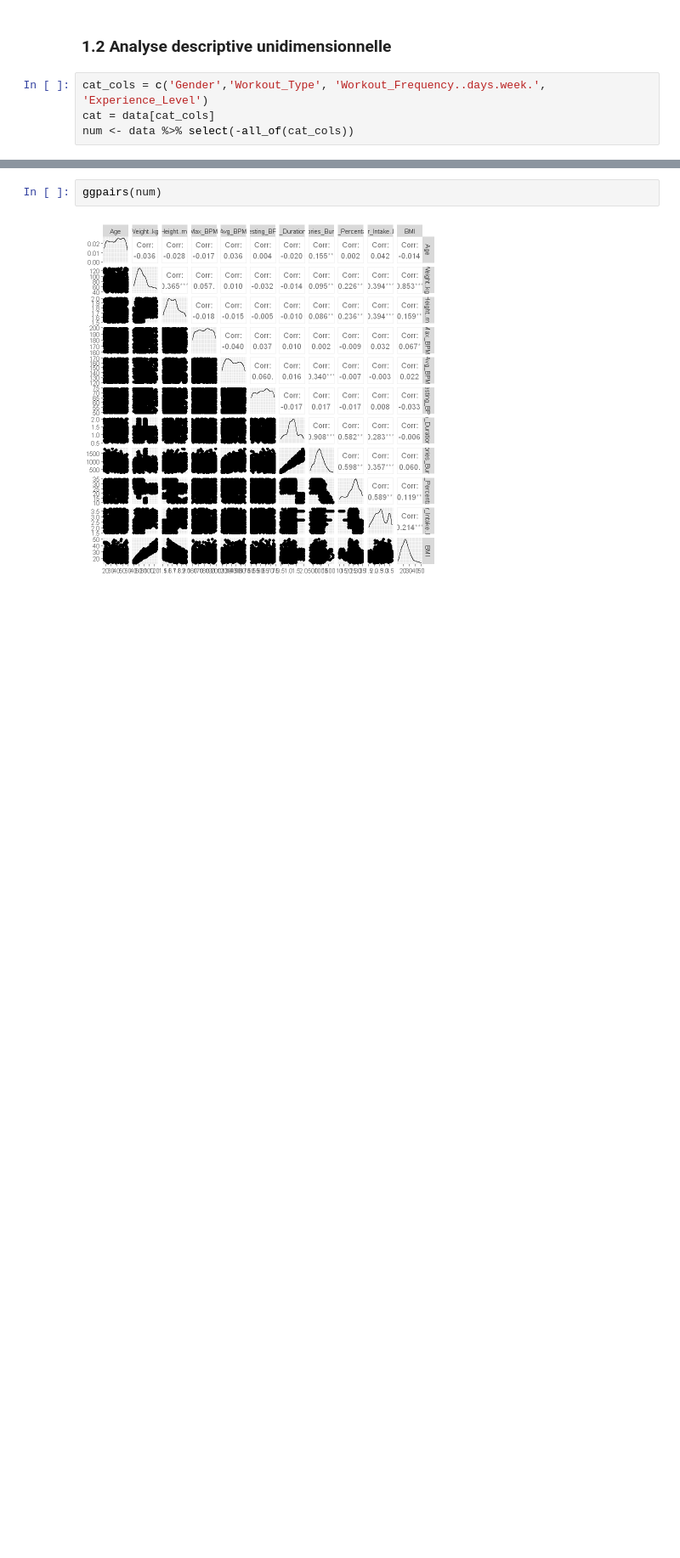
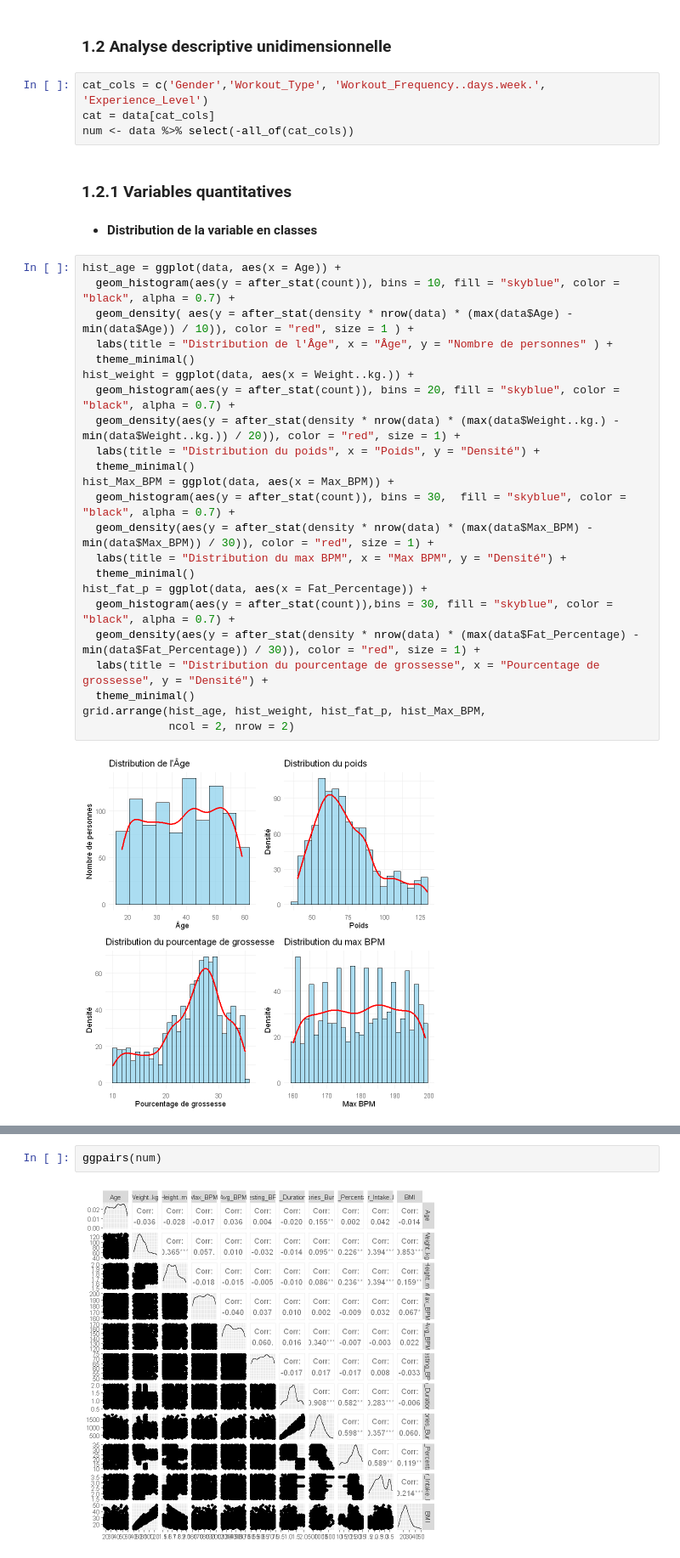
Before and after one commit to Anhquannnnnn/Machine-Learning, a Jupyter notebook: R.ipynb, the cells around one changed output, grey strips where cells are left out. Shown: that part at 85% size. Saved outputs shown, nothing was run; the diff lists cells and outputs as text; blank space fills up the shorter version.

```diff
--- a/R.ipynb
+++ b/R.ipynb
@@ -128,3 +128,32 @@ summary(data)
 cat_cols = c('Gender','Workout_Type', 'Workout_Frequency..days.week.', 'Experience_Level')
 cat = data[cat_cols]
 num <- data %>% select(-all_of(cat_cols))
+# %% [markdown]
+### 1.2.1 Variables quantitatives
+# %% [markdown]
+- **Distribution de la variable en classes**
+# %%
+hist_age = ggplot(data, aes(x = Age)) +
+  geom_histogram(aes(y = after_stat(count)), bins = 10, fill = "skyblue", color = "black", alpha = 0.7) +
+  geom_density( aes(y = after_stat(density * nrow(data) * (max(data$Age) - min(data$Age)) / 10)), color = "red", size = 1 ) +
+  labs(title = "Distribution de l'Âge", x = "Âge", y = "Nombre de personnes" ) +
+  theme_minimal()
+hist_weight = ggplot(data, aes(x = Weight..kg.)) +
+  geom_histogram(aes(y = after_stat(count)), bins = 20, fill = "skyblue", color = "black", alpha = 0.7) +
+  geom_density(aes(y = after_stat(density * nrow(data) * (max(data$Weight..kg.) - min(data$Weight..kg.)) / 20)), color = "red", size = 1) +
+  labs(title = "Distribution du poids", x = "Poids", y = "Densité") +
+  theme_minimal()
+hist_Max_BPM = ggplot(data, aes(x = Max_BPM)) +
+  geom_histogram(aes(y = after_stat(count)), bins = 30,  fill = "skyblue", color = "black", alpha = 0.7) +
+  geom_density(aes(y = after_stat(density * nrow(data) * (max(data$Max_BPM) - min(data$Max_BPM)) / 30)), color = "red", size = 1) +
+  labs(title = "Distribution du max BPM", x = "Max BPM", y = "Densité") +
+  theme_minimal()
+hist_fat_p = ggplot(data, aes(x = Fat_Percentage)) +
+  geom_histogram(aes(y = after_stat(count)),bins = 30, fill = "skyblue", color = "black", alpha = 0.7) +
+  geom_density(aes(y = after_stat(density * nrow(data) * (max(data$Fat_Percentage) - min(data$Fat_Percentage)) / 30)), color = "red", size = 1) +
+  labs(title = "Distribution du pourcentage de grossesse", x = "Pourcentage de grossesse", y = "Densité") +
+  theme_minimal()
+grid.arrange(hist_age, hist_weight, hist_fat_p, hist_Max_BPM,
+             ncol = 2, nrow = 2)
+# %% [output]
+[figure, added]
```
Also changed, not shown: parts of 9 cells of this notebook.
